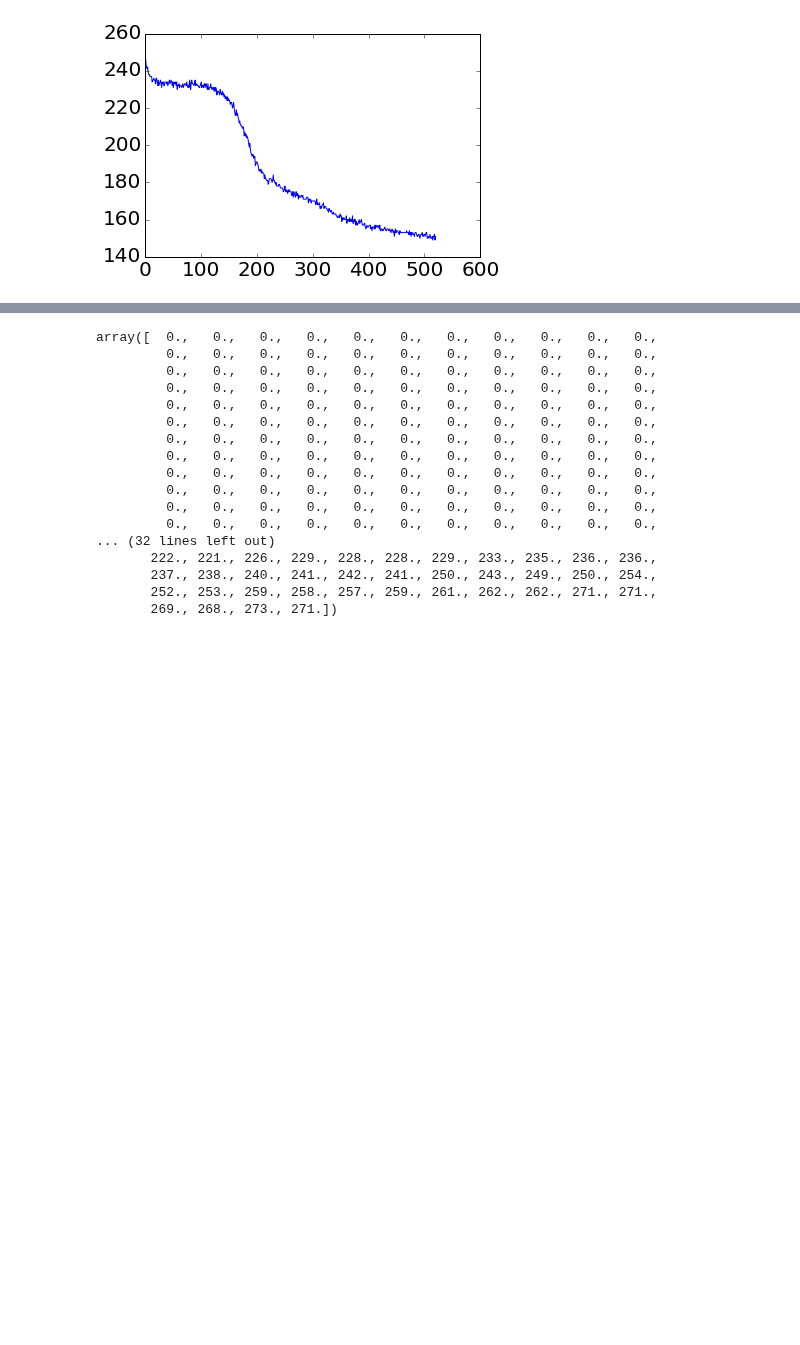
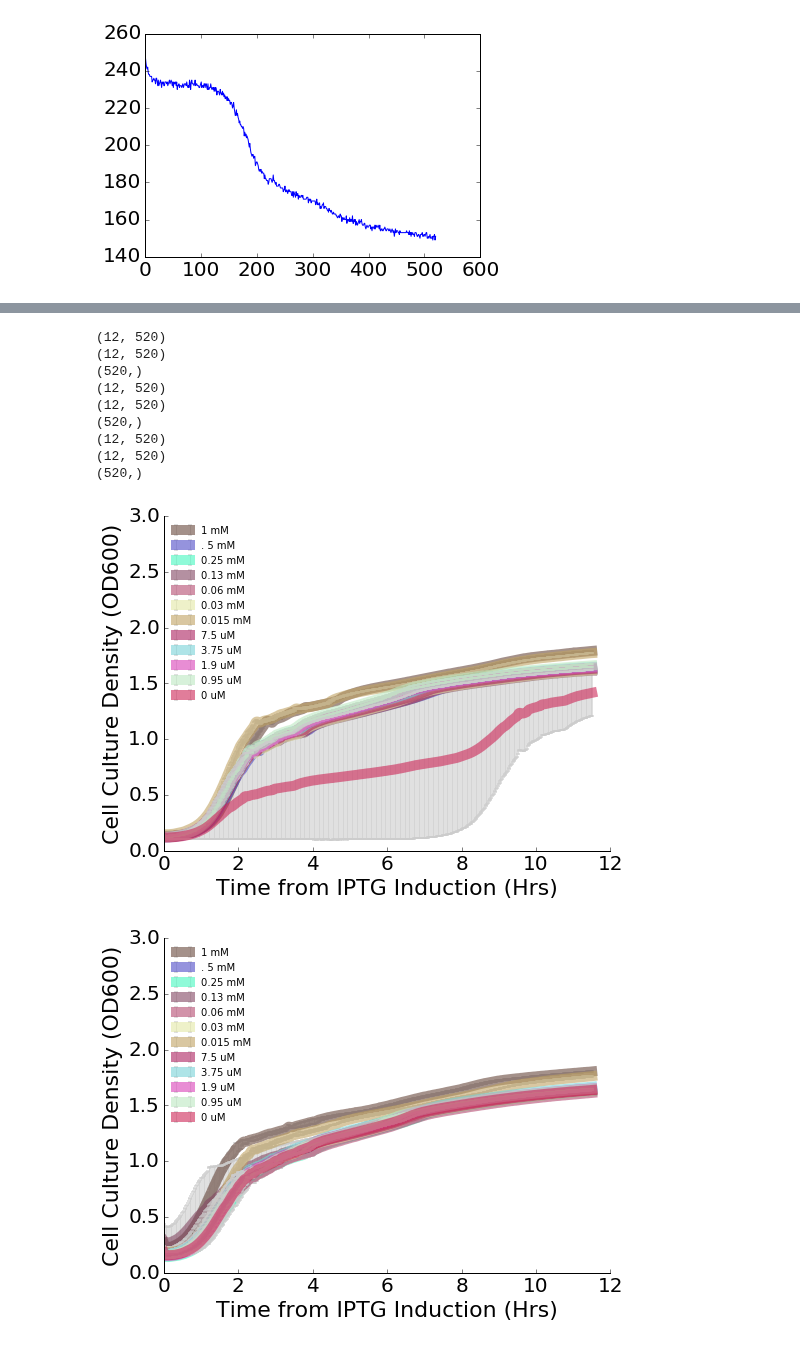
Before and after one commit to YeungRepo/darpa-sd2, a Jupyter notebook: vnat/vnat_viz.ipynb, the cells around one changed output, grey strips where cells are left out. Drawn from its saved outputs; the diff is of its cells as text; code cells hidden in the pictures; blank space fills up the shorter version.

```diff
--- a/vnat/vnat_viz.ipynb
+++ b/vnat/vnat_viz.ipynb
@@ -103,20 +103,42 @@ for strain_series in range(0,3):
-# %%
-np.max(np.asarray([this_curve, [0.0]*len(this_curve)]) ,axis=0)
-# %% [output]
-array([  0.,   0.,   0.,   0.,   0.,   0.,   0.,   0.,   0.,   0.,   0.,
-         0.,   0.,   0.,   0.,   0.,   0.,   0.,   0.,   0.,   0.,   0.,
-         0.,   0.,   0.,   0.,   0.,   0.,   0.,   0.,   0.,   0.,   0.,
-         0.,   0.,   0.,   0.,   0.,   0.,   0.,   0.,   0.,   0.,   0.,
-         0.,   0.,   0.,   0.,   0.,   0.,   0.,   0.,   0.,   0.,   0.,
-         0.,   0.,   0.,   0.,   0.,   0.,   0.,   0.,   0.,   0.,   0.,
-         0.,   0.,   0.,   0.,   0.,   0.,   0.,   0.,   0.,   0.,   0.,
-         0.,   0.,   0.,   0.,   0.,   0.,   0.,   0.,   0.,   0.,   0.,
-         0.,   0.,   0.,   0.,   0.,   0.,   0.,   0.,   0.,   0.,   0.,
-         0.,   0.,   0.,   0.,   0.,   0.,   0.,   0.,   0.,   0.,   0.,
-         0.,   0.,   0.,   0.,   0.,   0.,   0.,   0.,   0.,   0.,   0.,
-         0.,   0.,   0.,   0.,   0.,   0.,   0.,   0.,   0.,   0.,   0.,
-... (32 lines left out)
-       222., 221., 226., 229., 228., 228., 229., 233., 235., 236., 236.,
-       237., 238., 240., 241., 242., 241., 250., 243., 249., 250., 254.,
-       252., 253., 259., 258., 257., 259., 261., 262., 262., 271., 271.,
-       269., 268., 273., 271.])
+# %%
+t_range = np.arange(0.0,GFPnormOD.shape[2]*80,80)/60.0/60.0
+t_range = t_range[0:-1];
+for strain_series in range(0,3):
+    plt.figure(strain_series,figsize=[8,6]);
+
+    series_mean = np.mean(OD_array[strain_series*2:strain_series*2+2][:][:],axis=0);#,'.')
+    series_error = np.std(OD_array[strain_series*2:strain_series*2+2][:][:],axis=0);
+    print series_mean.shape
+    print series_error.shape
+    print t_range.shape
+    for col_ind in range(0,series_mean.shape[0]):
+        h_plt = plt.errorbar(x=t_range[0:-1],y=series_mean[col_ind][0:-1],yerr=series_error[col_ind][0:-1],ecolor=[0.8,0.8,0.8],color = colormap_rand[col_ind][:],capsize=2,elinewidth=1,
+    markeredgewidth=2,linewidth=10,alpha=0.6);
+        h_ax= plt.gca();
+        h_ax.spines['right'].set_visible(False)
+        h_ax.spines['top'].set_visible(False)
+        h_ax.yaxis.set_ticks_position('left')
+        h_ax.xaxis.set_ticks_position('bottom')
+        h_ax.set_ylim([0.0,3.0]);
+    h_leg = h_ax.legend(['1 mM','. 5 mM','0.25 mM','0.13 mM', '0.06 mM','0.03 mM','0.015 mM','7.5 uM','3.75 uM','1.9 uM','0.95 uM','0 uM'],
+                      loc='upper left',fontsize=10)
+    h_leg.get_frame().set_linewidth(0.0);
+#    plt.legend(frameon=False)
+
+#    leg.get_frame().set_linewidth(0.0)
+    plt.xlabel('Time from IPTG Induction (Hrs)')
+    plt.ylabel('Cell Culture Density (OD600)')
+
+#GFP_array = np.max(GFP_array - bg_max_curve,0.0)
+# %% [output]
+(12, 520)
+(12, 520)
+(520,)
+(12, 520)
+(12, 520)
+(520,)
+(12, 520)
+(12, 520)
+(520,)
+[figure, added]
+[figure, added]
```
Also changed, not shown: parts of 11 cells of this notebook, 5 other files.
